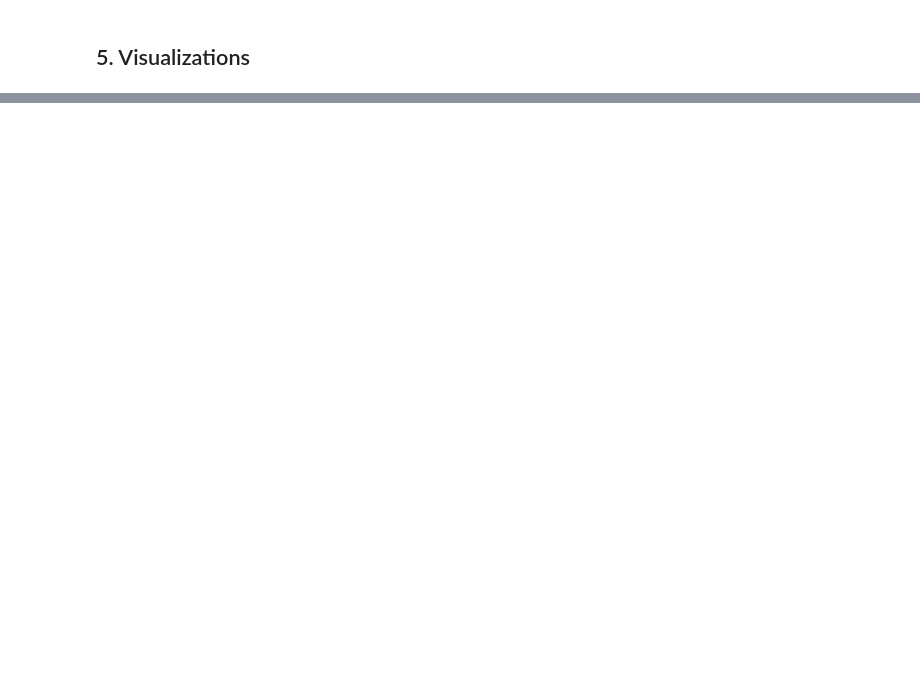
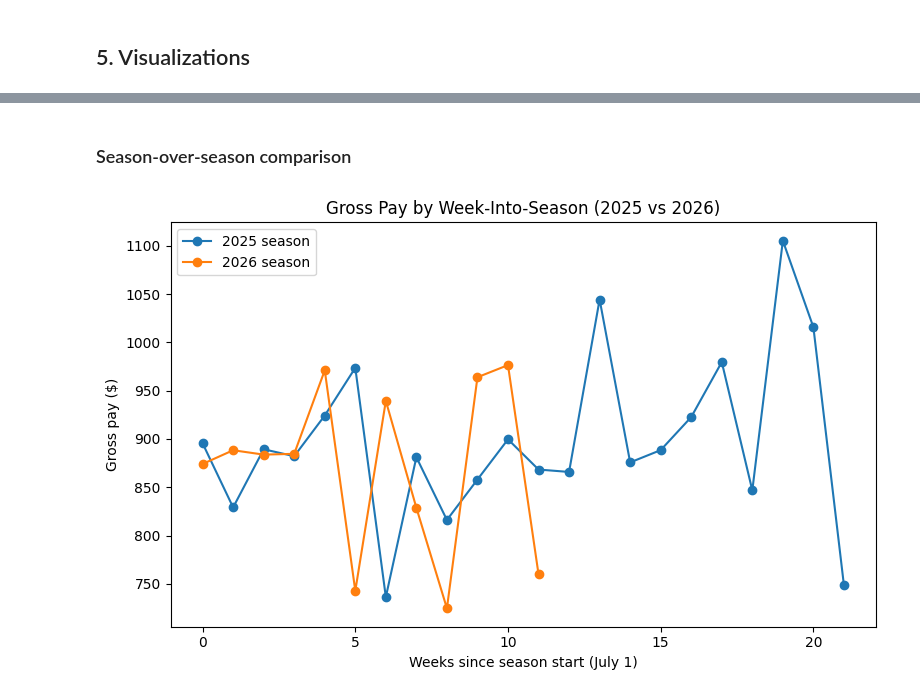
Before and after one commit to cole-evans19/FinanceTracker, a Jupyter notebook: analysis/shift_analysis.ipynb, the cells around one changed output, grey strips where cells are left out. Saved outputs shown, nothing was run; the diff lists cells and outputs as text; code cells hidden in the pictures; blank space fills up the shorter version.

```diff
--- a/analysis/shift_analysis.ipynb
+++ b/analysis/shift_analysis.ipynb
@@ -152,3 +326,29 @@ plt.show()
+# %% [markdown]
+### Season-over-season comparison
+# %%
+season_df = df.copy()
+season_df["season_year"] = season_df["date"].apply(lambda d: d.year if d.month >= 7 else d.year - 1)
+season_start = season_df["season_year"].apply(lambda y: pd.Timestamp(year=y, month=7, day=1))
+season_df["weeks_into_season"] = ((season_df["date"] - season_start).dt.days // 7)
+
+pivot = (
+    season_df.groupby(["season_year", "weeks_into_season"])["gross_pay"]
+    .sum()
+    .unstack("season_year")
+)
+
+fig, ax = plt.subplots(figsize=(8, 5))
+for year in pivot.columns:
+    pivot[year].plot(ax=ax, marker="o", label=f"{year} season")
+ax.set_title("Gross Pay by Week-Into-Season (2025 vs 2026)")
+ax.set_xlabel("Weeks since season start (July 1)")
+ax.set_ylabel("Gross pay ($)")
+ax.legend()
+plt.tight_layout()
+plt.savefig("season_over_season.png", dpi=150)
+plt.show()
+# %% [output]
+[figure, added]
 # %%
 pivot = df.pivot_table(index="day_of_week", columns="type",
                        values="tips_per_hour", aggfunc="mean")
```
Also changed, not shown: parts of 15 cells of this notebook, 3 other files.
